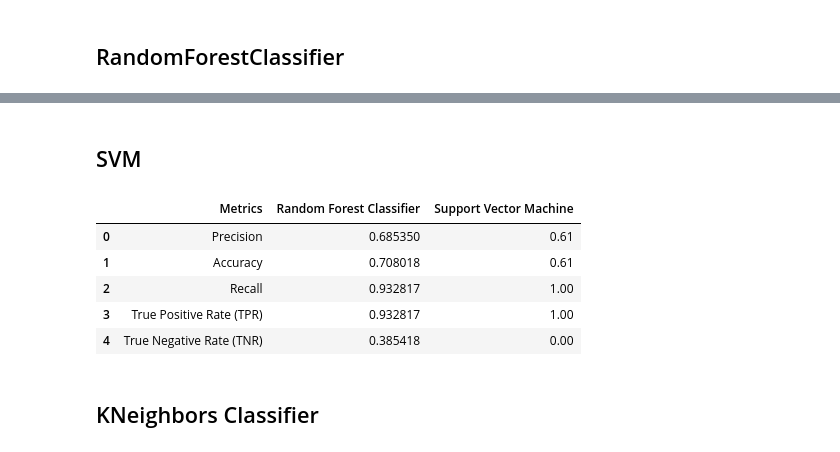
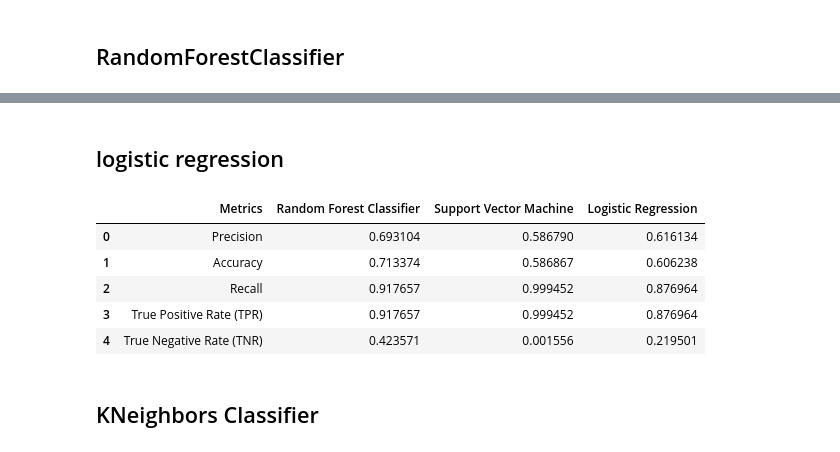
Before and after one commit to WaffIee/ML_Predict_outcome_Match, a Jupyter notebook: Outcome_Match.ipynb, the cells around one changed output, grey strips where cells are left out. Cells and saved outputs as stored; diff of their text form; code cells hidden in the pictures.

```diff
--- a/Outcome_Match.ipynb
+++ b/Outcome_Match.ipynb
@@ -250,11 +203,0 @@ games_df.to_csv('games_cleaned.csv', index=False)
-# %%
-# finale dataset :
-
-# deleting points and wins culmns . after using it to calculate the features X
-
-games_df = pd.read_csv('games_cleaned.csv')
-
-columns_to_drop = ['GAME_DATE_EST', 'GAME_ID', 'GAME_STATUS_TEXT', 'SEASON', 'PTS_home', 'PTS_away']
-games_df = games_df.drop(columns=columns_to_drop)
-
-games_df.head()
@@ -359,10 +412,12 @@ from sklearn.metrics import precision_score, accuracy_score, recall_score, confu
 # %% [markdown]
 ## RandomForestClassifier
 # %%
+from sklearn.model_selection import GridSearchCV
 
 # Define the features
-features = ['TEAM_ID_home', 'TEAM_ID_away','Win_Pct','Elo_Home','Elo_away','FT_PCT_home','FT_PCT_away']
-
+features = ['TEAM_ID_home', 'TEAM_ID_away','Win_Pct_as_Visitor_Team','Win_Pct_as_Home_Team','RTP_home','RTP_away','Elo_Home','Elo_away']
+# Remove NaN values from the specified features
+games_df = games_df.dropna(subset=features)
 
 X = games_df[features]
 y = games_df['HOME_TEAM_WINS']
@@ -372,7 +427,7 @@ scaler = StandardScaler()
 X = scaler.fit_transform(X)
 
 # Split the data into training and testing sets
-X_train, X_test, y_train, y_test = train_test_split(X, y, test_size=0.2, random_state=42)
+X_train, X_test, y_train, y_test = train_test_split(X, y, test_size=0.3, random_state=42)
 
 # Define the classifier
 classifier = RandomForestClassifier(n_estimators=100, max_depth=10, min_samples_split=2, min_samples_leaf=1)
@@ -417,52 +528,59 @@ result_df.head()
 # %% [markdown]
-## SVM
+## logistic regression
 # %%
-from sklearn.svm import SVC
+from sklearn.linear_model import LogisticRegression
 from sklearn.metrics import precision_score, accuracy_score, recall_score, confusion_matrix
+from sklearn.model_selection import train_test_split
+from sklearn.preprocessing import StandardScaler
+import pandas as pd
 import numpy as np
 
 # Define the features
-features = ['TEAM_ID_home', 'TEAM_ID_away','Win_Pct','Elo_Home','Elo_away','FT_PCT_home','FT_PCT_away']
+features = ['TEAM_ID_home', 'TEAM_ID_away','Win_Pct_as_Visitor_Team','Win_Pct_as_Home_Team','RTP_home','RTP_away','Elo_Home','Elo_away']
 
+# Get rid of rows with missing values
+games_df = games_df.dropna(subset=features)
 
-# Sample a subset of the data
-subset_size = 500  # Adjust the subset size as per your preference
-random_indices = np.random.choice(games_df.index, size=subset_size, replace=False)
-subset_df = games_df.loc[random_indices]
+# Split the data into features (X) and target (y)
+X = games_df[features]
+y = games_df['HOME_TEAM_WINS']
 
-# Split the subset into training and testing sets
-X_train = subset_df[features]
-y_train = subset_df['HOME_TEAM_WINS']
+# Standardize the features
+scaler = StandardScaler()
+X = scaler.fit_transform(X)
 
-# Train the SVM classifier
-classifier = SVC()
+# Split the data into training and testing sets
+X_train, X_test, y_train, y_test = train_test_split(X, y, test_size=0.2, random_state=42)
+
+# Create the logistic regression classifier and fit it to the training data
+classifier = LogisticRegression(C=0.01)
 classifier.fit(X_train, y_train)
 
-# Predict on the training data
+# Get the predictions on the training data
 y_train_pred = classifier.predict(X_train)
 
 # Calculate performance metrics
 precision = precision_score(y_train, y_train_pred)
 accuracy = accuracy_score(y_train, y_train_pred)
 recall = recall_score(y_train, y_train_pred)
 confusion_mat = confusion_matrix(y_train, y_train_pred)
 tp = confusion_mat[1, 1]
 fn = confusion_mat[1, 0]
 tn = confusion_mat[0, 0]
 fp = confusion_mat[0, 1]
 tpr = tp / (tp + fn)
 tnr = tn / (tn + fp)
 
 # Update the result dataframe
-result_df['Support Vector Machine'] = [precision, accuracy, recall, tpr, tnr]
+result_df['Logistic Regression'] = [precision, accuracy, recall, tpr, tnr]
 result_df.head()
 # %% [output]
-|  | Metrics | Random Forest Classifier | Support Vector Machine |
-| 0 | Precision | 0.685350 | 0.61 |
-| 1 | Accuracy | 0.708018 | 0.61 |
-| 2 | Recall | 0.932817 | 1.00 |
-| 3 | True Positive Rate (TPR) | 0.932817 | 1.00 |
-| 4 | True Negative Rate (TNR) | 0.385418 | 0.00 |
+|  | Metrics | Random Forest Classifier | Support Vector Machine | Logistic Regression |
+| 0 | Precision | 0.693104 | 0.586790 | 0.616134 |
+| 1 | Accuracy | 0.713374 | 0.586867 | 0.606238 |
+| 2 | Recall | 0.917657 | 0.999452 | 0.876964 |
+| 3 | True Positive Rate (TPR) | 0.917657 | 0.999452 | 0.876964 |
+| 4 | True Negative Rate (TNR) | 0.423571 | 0.001556 | 0.219501 |
 # %% [markdown]
 ## KNeighbors Classifier
 # %%
```
Also changed, not shown: parts of 19 cells of this notebook, 1 other file.
